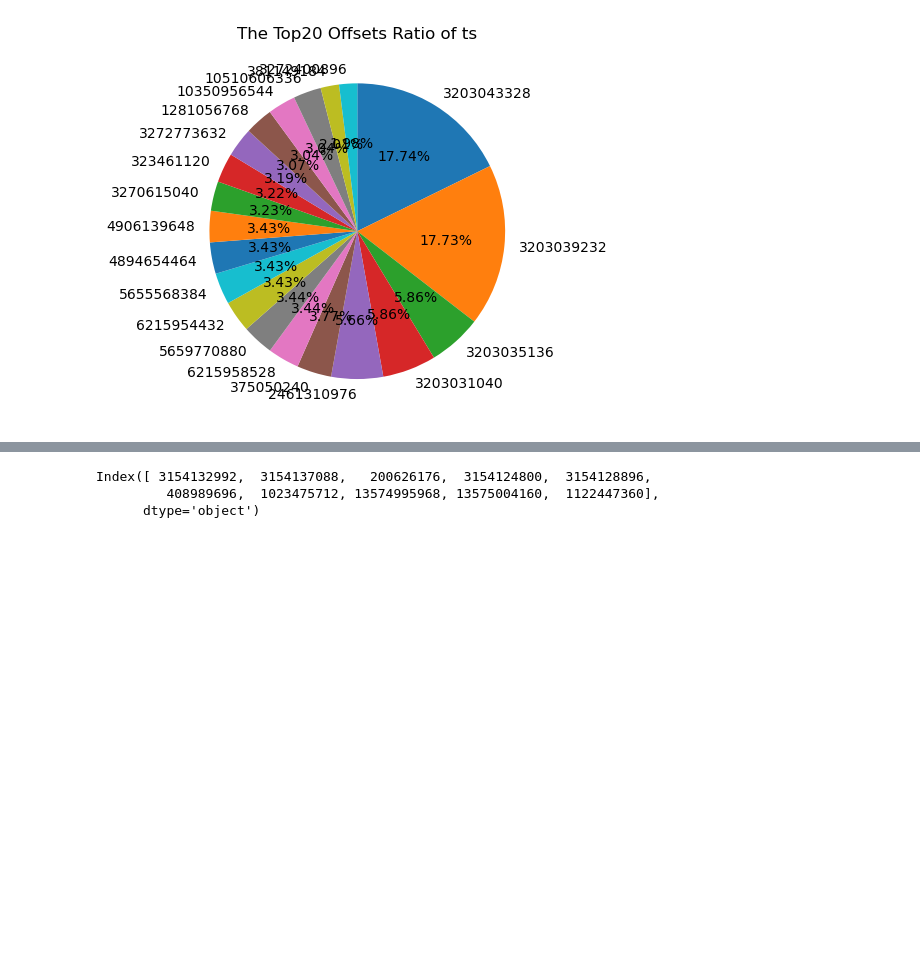
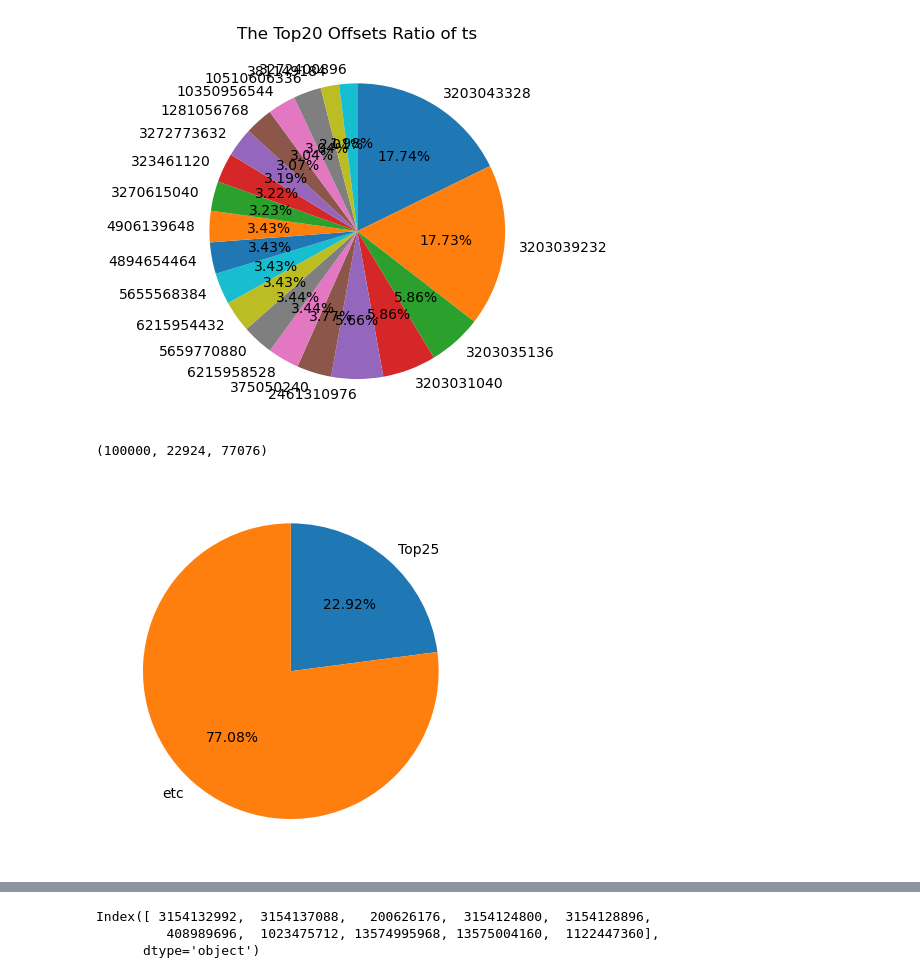
Before and after one commit to GSC-Block-IO/Block-IO, a Jupyter notebook: sc_vz_dm/Visualization_dmlee.ipynb, the cells around one changed output, grey strips where cells are left out. Saved outputs shown, nothing was run; the diff lists cells and outputs as text; code cells hidden in the pictures; blank space fills up the shorter version.

```diff
--- a/sc_vz_dm/Visualization_dmlee.ipynb
+++ b/sc_vz_dm/Visualization_dmlee.ipynb
@@ -104,3 +104,15 @@ for dfs, title in zip(dflists, titles):
 [figure]
 [figure]
 [figure]
+# %%
+tot = hm0df.Offset.value_counts().values.sum()
+t25 = hm0df.Offset.value_counts().head(25).values.sum()
+etc = tot - t25
+tot, t25, etc
+# %% [output]
+(100000, 22924, 77076)
+# %%
+plt.pie([t25, etc], labels=['Top25', 'etc'], autopct='%.2f%%', startangle=90, counterclock=False)
+plt.show()
+# %% [output]
+[figure, added]
```
Also changed, not shown: parts of 3 cells of this notebook.
